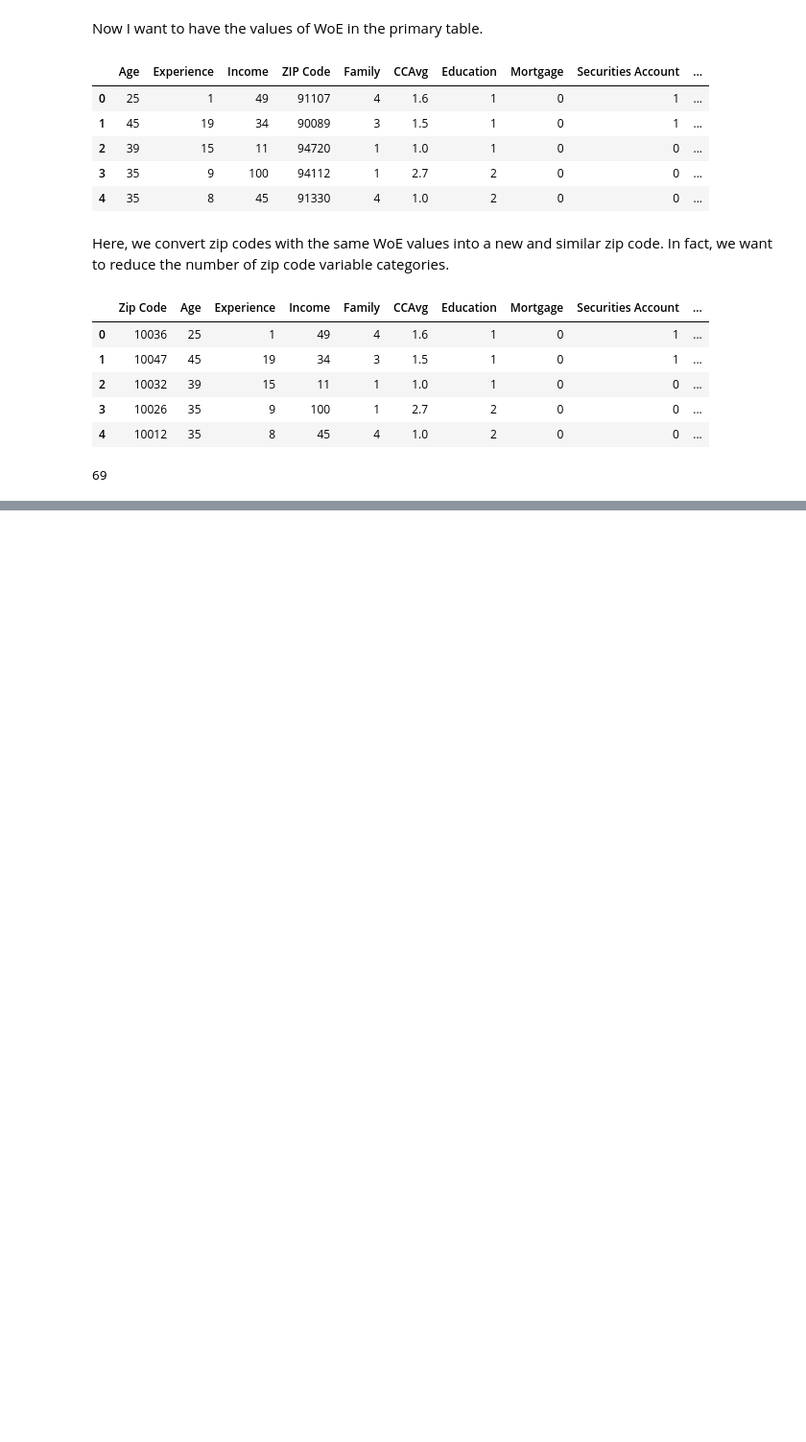
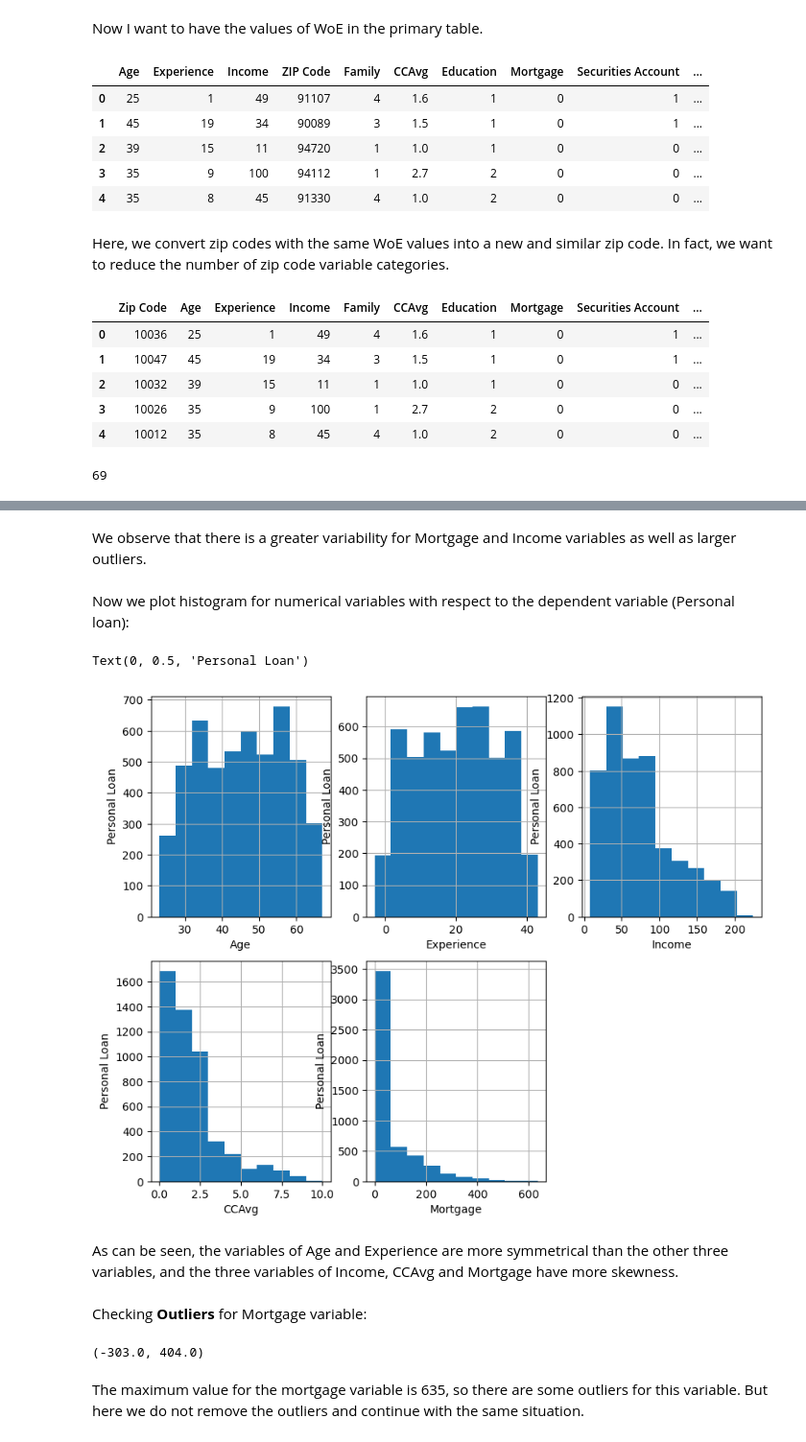
Before and after one commit to MostafaGorgani/Classification-models-for-personal-loan-customers, a Jupyter notebook: Bank personal loan modelling-April2023.ipynb, the cells around one changed output, grey strips where cells are left out. Shown at 96% size. Drawn from its saved outputs; the diff is of its cells as text; code cells hidden in the pictures; blank space fills up the shorter version.

```diff
--- a/Bank personal loan modelling-April2023.ipynb
+++ b/Bank personal loan modelling-April2023.ipynb
@@ -210,0 +382,47 @@ df_merge['Zip Code'].nunique()
+# %% [markdown]
+We observe that there is a greater variability for Mortgage and Income variables as well as larger outliers.
+# %% [markdown]
+Now we plot histogram for numerical variables with respect to the dependent variable (Personal loan):
+# %%
+plt. figure (figsize=(10,8))
+
+plt. subplot (2,3,1)
+ax=numericals.Age.hist (bins=10)
+ax.set_xlabel ('Age')
+ax.set_ylabel ('Personal Loan')
+
+plt. subplot (2,3,2)
+ax=numericals.Experience.hist (bins=10)
+ax.set_xlabel ('Experience')
+ax.set_ylabel ('Personal Loan')
+
+plt. subplot (2,3,3)
+ax=numericals.Income.hist (bins=10)
+ax.set_xlabel ('Income')
+ax.set_ylabel ('Personal Loan')
+
+plt. subplot (2,3,4)
+ax=numericals.CCAvg.hist (bins=10)
+ax.set_xlabel ('CCAvg')
+ax.set_ylabel ('Personal Loan')
+
+plt. subplot (2,3,5)
+ax=numericals.Mortgage.hist (bins=10)
+ax.set_xlabel ('Mortgage')
+ax.set_ylabel ('Personal Loan')
+# %% [output]
+Text(0, 0.5, 'Personal Loan')
+[figure, added]
+# %% [markdown]
+As can be seen, the variables of Age and Experience are more symmetrical than the other three variables, and the three variables of Income, CCAvg and Mortgage have more skewness.
+# %% [markdown]
+Checking **Outliers** for Mortgage variable:
+# %%
+IQR=df_merge.Mortgage.quantile (0.75)-df_merge.Mortgage.quantile (0.25)
+Mlower_bound=df_merge.Mortgage.quantile (0.25)-(IQR*3)
+Mupper_bound=df_merge.Mortgage.quantile (0.75)+(IQR*3)
+(Mlower_bound, Mupper_bound)
+# %% [output]
+(-303.0, 404.0)
+# %% [markdown]
+The maximum value for the mortgage variable is 635, so there are some outliers for this variable. But here we do not remove the outliers and continue with the same situation.
```
Also changed, not shown: parts of 19 cells of this notebook.
